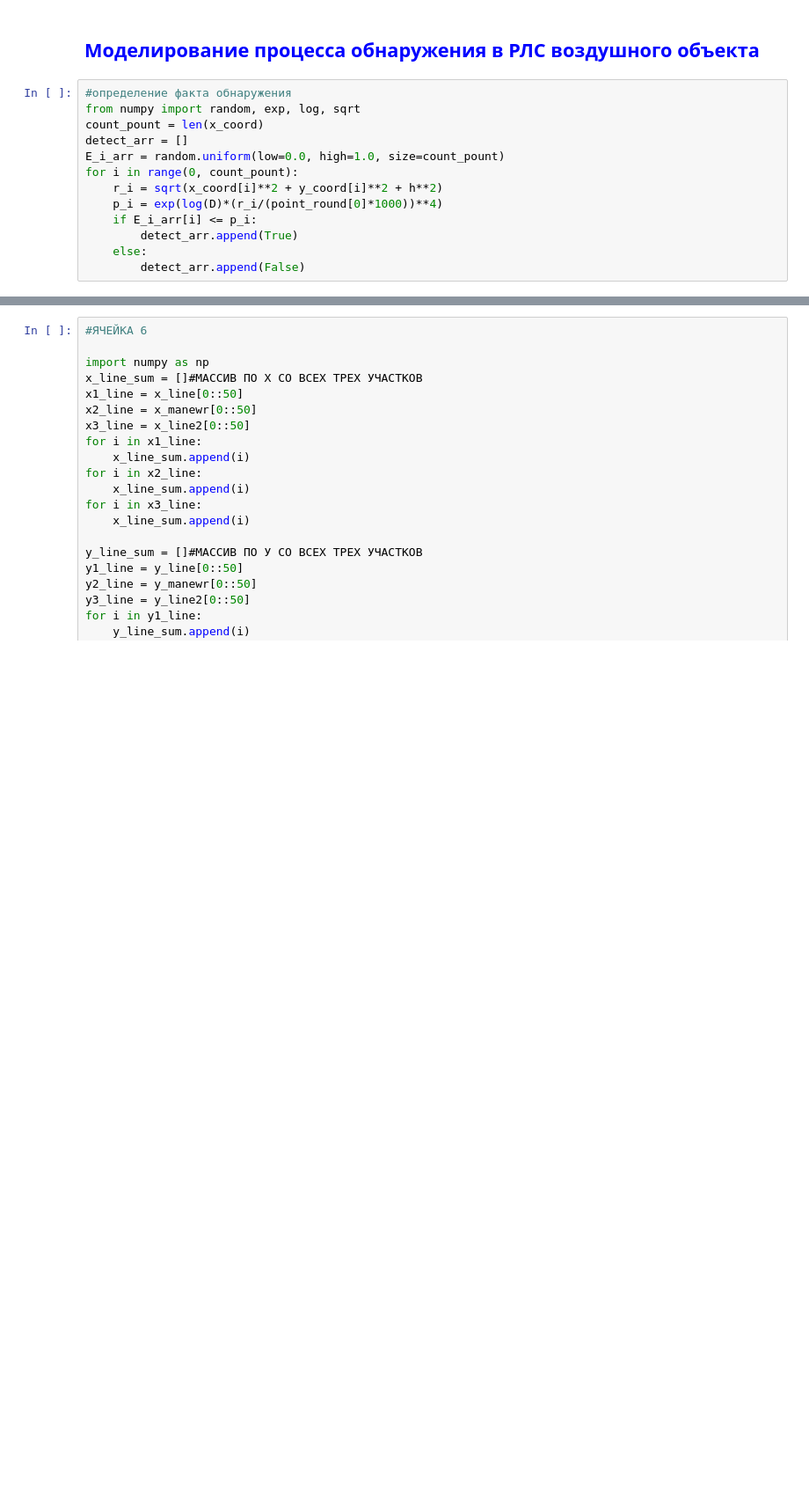
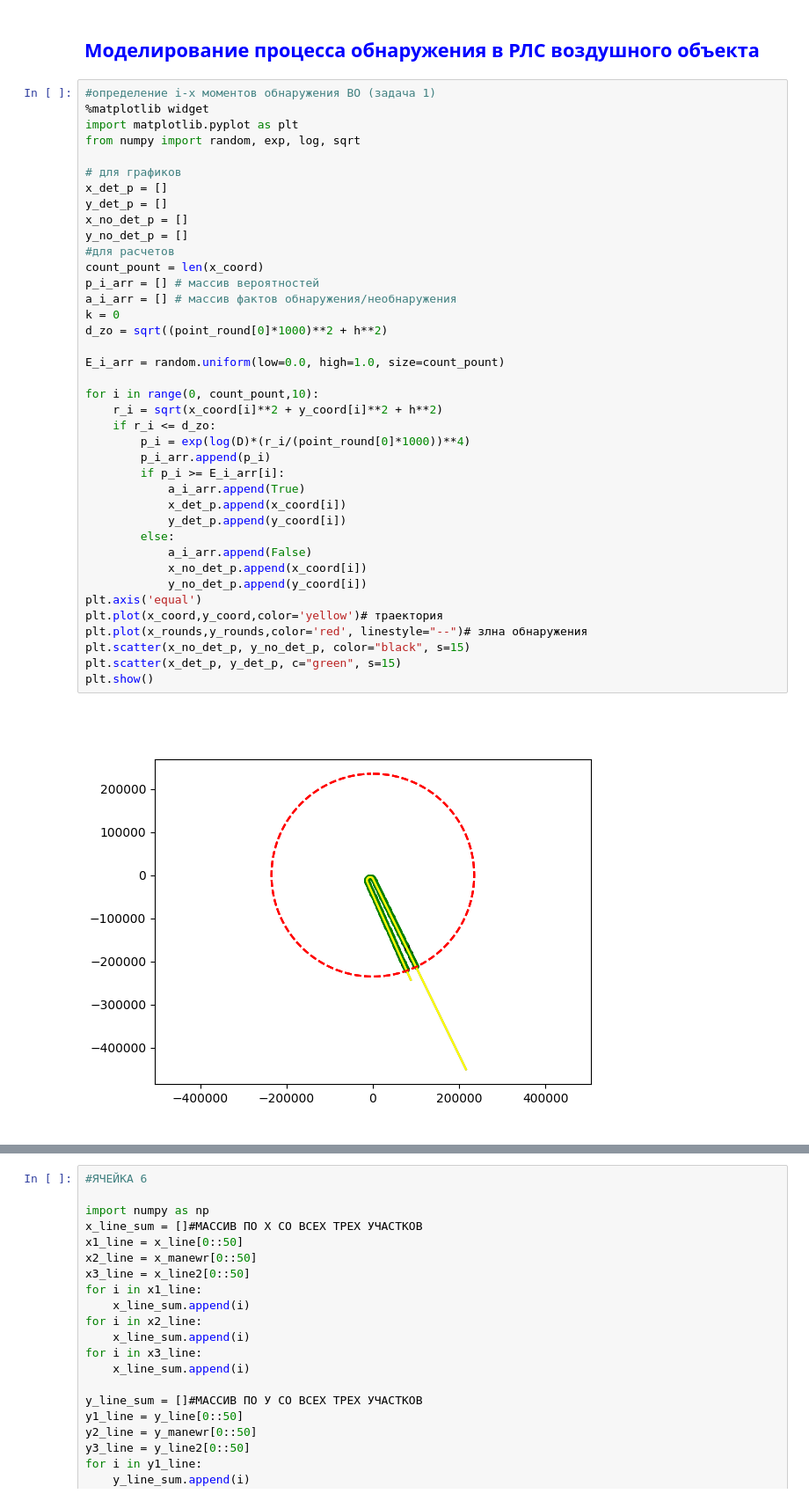
Before and after one commit to Gnom431/Open_ASSN, a Jupyter notebook: АССН_2_обнаружение.ipynb, the cells around one changed output, grey strips where cells are left out. Shown at 88% size. Saved outputs shown, nothing was run; the diff lists cells and outputs as text; blank space fills up the shorter version.

```diff
--- a/АССН_2_обнаружение.ipynb
+++ b/АССН_2_обнаружение.ipynb
@@ -10,15 +10,43 @@ h = 3000 #высота воздушного объекта
 # %% [markdown]
 ## <span style="color:blue">Моделирование процесса обнаружения в РЛС воздушного объекта</span>
 # %%
-#определение факта обнаружения
+#определение i-x моментов обнаружения ВО (задача 1)
+%matplotlib widget
+import matplotlib.pyplot as plt
 from numpy import random, exp, log, sqrt
+
+# для графиков
+x_det_p = []
+y_det_p = []
+x_no_det_p = []
+y_no_det_p = []
+#для расчетов
 count_pount = len(x_coord)
-detect_arr = []
+p_i_arr = [] # массив вероятностей
+a_i_arr = [] # массив фактов обнаружения/необнаружения
+k = 0
+d_zo = sqrt((point_round[0]*1000)**2 + h**2)
+
 E_i_arr = random.uniform(low=0.0, high=1.0, size=count_pount)
-for i in range(0, count_pount):
+
+for i in range(0, count_pount,10):
     r_i = sqrt(x_coord[i]**2 + y_coord[i]**2 + h**2)
-    p_i = exp(log(D)*(r_i/(point_round[0]*1000))**4)
-    if E_i_arr[i] <= p_i:
-        detect_arr.append(True)
-    else:
-        detect_arr.append(False)
+    if r_i <= d_zo:
+        p_i = exp(log(D)*(r_i/(point_round[0]*1000))**4)
+        p_i_arr.append(p_i)
+        if p_i >= E_i_arr[i]:
+            a_i_arr.append(True)
+            x_det_p.append(x_coord[i])
+            y_det_p.append(y_coord[i])
+        else:
+            a_i_arr.append(False)
+            x_no_det_p.append(x_coord[i])
+            y_no_det_p.append(y_coord[i])
+plt.axis('equal')
+plt.plot(x_coord,y_coord,color='yellow')# траектория
+plt.plot(x_rounds,y_rounds,color='red', linestyle="--")# злна обнаружения
+plt.scatter(x_no_det_p, y_no_det_p, color="black", s=15)
+plt.scatter(x_det_p, y_det_p, c="green", s=15)
+plt.show()
+# %% [output]
+[figure, added]
```
Also changed, not shown: parts of 1 cell of this notebook, 2 other files.
